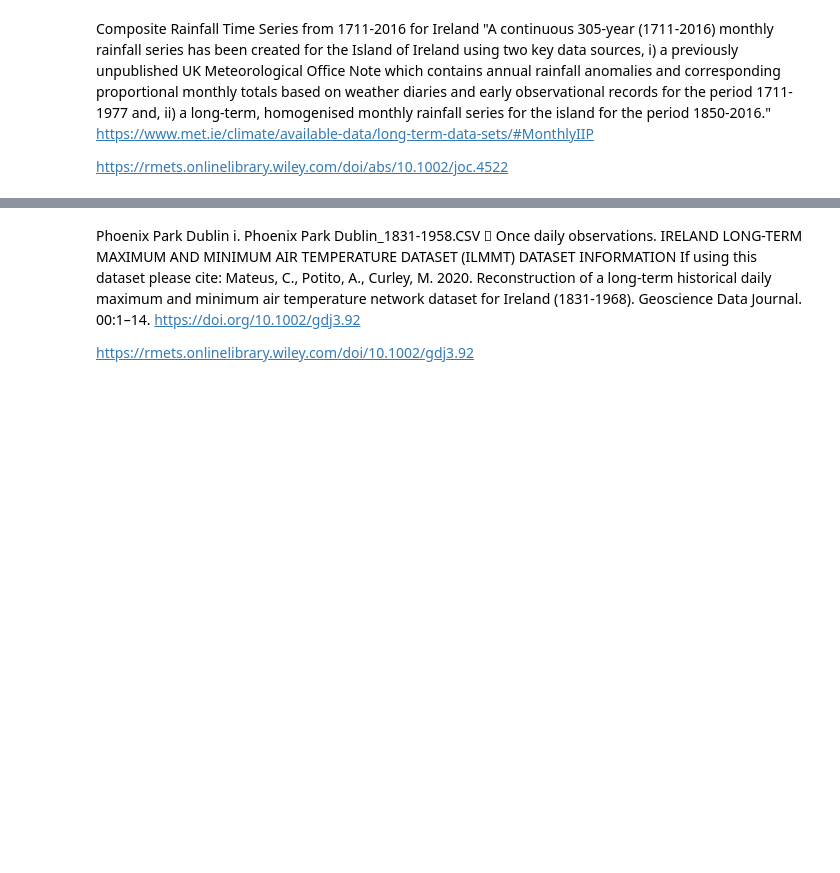
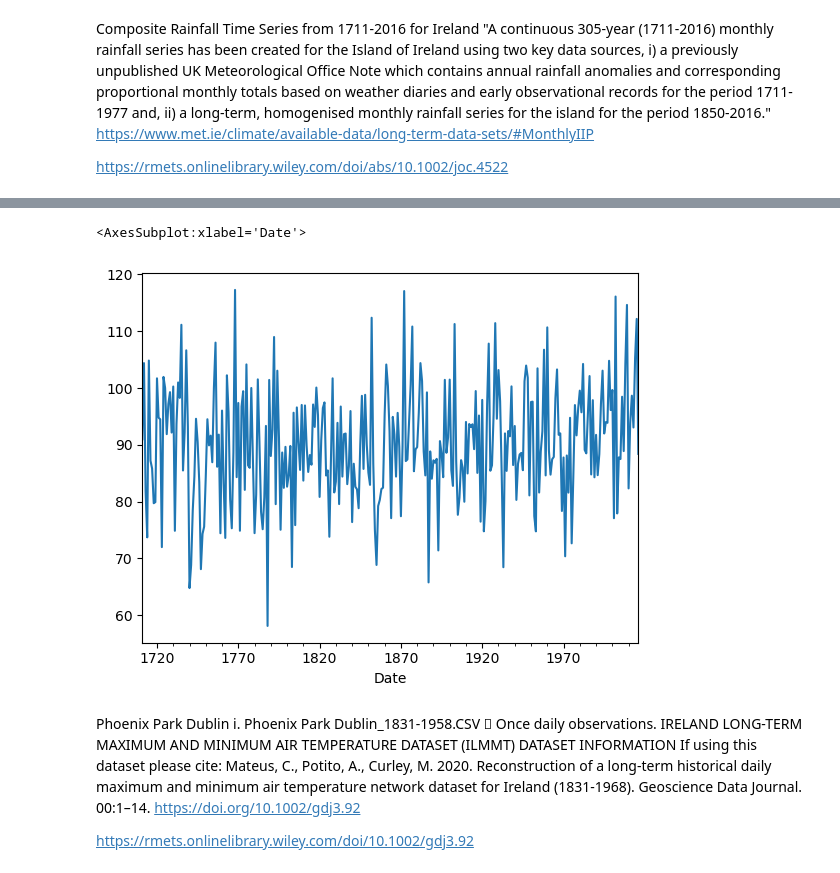
Before and after one commit to OlgaKnut/Programming-for-Data-Analysis-Project-2, a Jupyter notebook: pfda_project_2.ipynb, the cells around one changed output, grey strips where cells are left out. Cells and saved outputs as stored; diff of their text form; code cells hidden in the pictures; blank space fills up the shorter version.

```diff
--- a/pfda_project_2.ipynb
+++ b/pfda_project_2.ipynb
@@ -391,0 +396,5 @@ irish_rainfall_df.plot(x="Year", y="Median montly series")
+# %%
+rain_mean_year.plot(x="Date")
+# %% [output]
+<AxesSubplot:xlabel='Date'>
+[figure, added]
```
Also changed, not shown: parts of 24 cells of this notebook.
